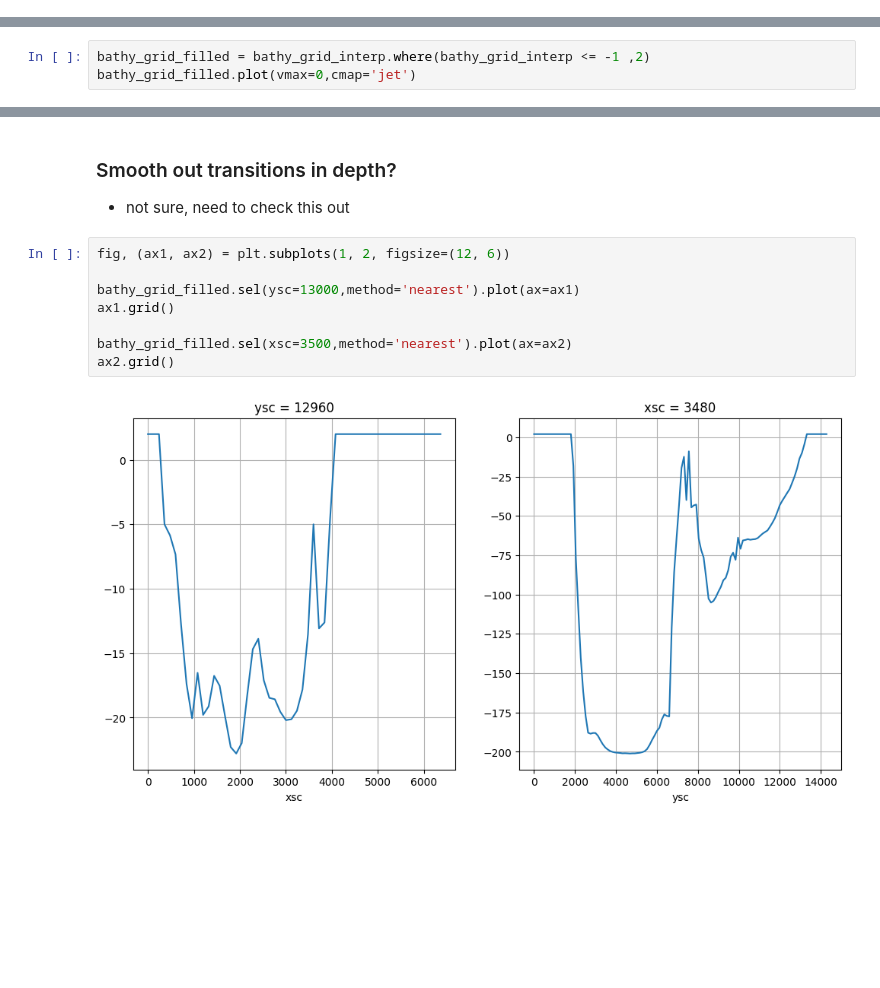
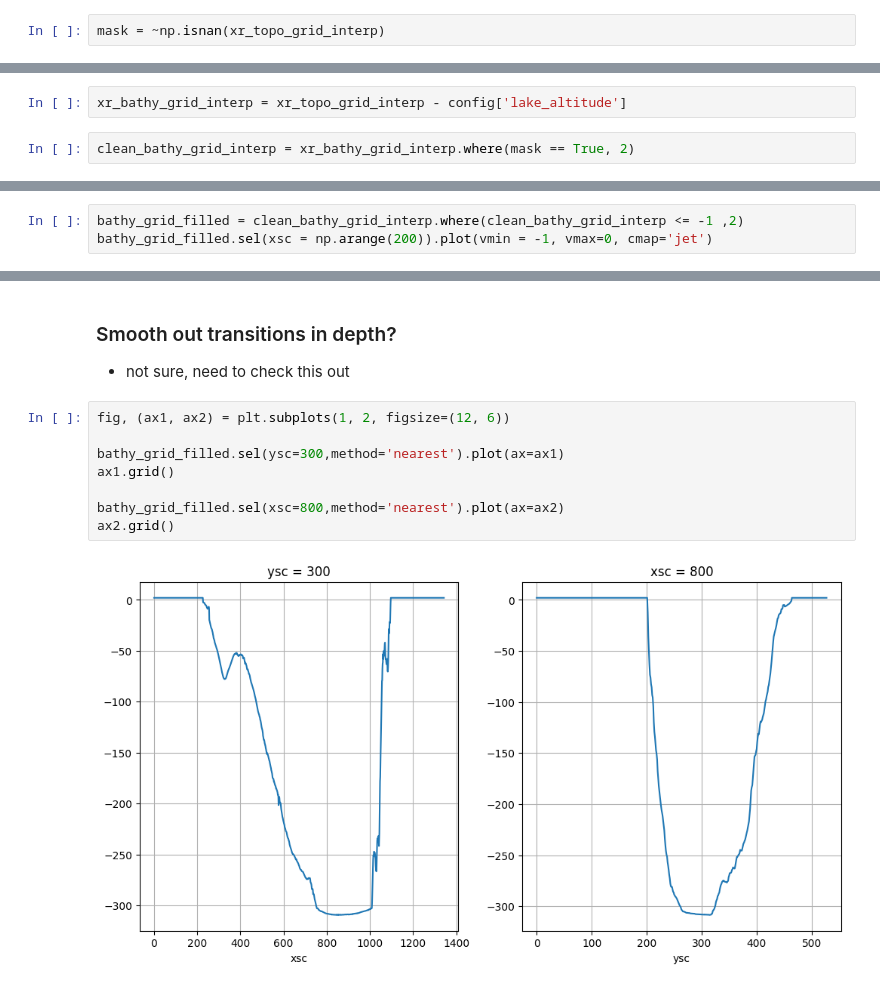
Before and after one commit to leroquan/preprocessing-mitgcm, a Jupyter notebook: create_bathy.ipynb, the cells around one changed output, grey strips where cells are left out. Drawn from its saved outputs; the diff is of its cells as text; blank space fills up the shorter version.

```diff
--- a/create_bathy.ipynb
+++ b/create_bathy.ipynb
@@ -282,0 +128,2 @@ bathy_grid.interpolate_na(dim='xsc').plot()
+# %%
+mask = ~np.isnan(xr_topo_grid_interp)
@@ -283 +135,5 @@ bathy_grid.interpolate_na(dim='xsc').plot()
+# %%
+xr_bathy_grid_interp = xr_topo_grid_interp - config['lake_altitude']
+# %%
+clean_bathy_grid_interp = xr_bathy_grid_interp.where(mask == True, 2)
 # %%
@@ -317,7 +144,7 @@ bathy_grid_interp.plot(vmax=-5)
 # %% [markdown]
 ### Setting zeros to something positive (that is setting non-water to land)
 # %%
-bathy_grid_filled = bathy_grid_interp.where(bathy_grid_interp <= -1 ,2)
-bathy_grid_filled.plot(vmax=0,cmap='jet')
+bathy_grid_filled = clean_bathy_grid_interp.where(clean_bathy_grid_interp <= -1 ,2)
+bathy_grid_filled.sel(xsc = np.arange(200)).plot(vmin = -1, vmax=0, cmap='jet')
 # %% [output]
 <matplotlib.collections.QuadMesh at 0x...>
@@ -328,13 +155,13 @@ bathy_grid_filled.plot(vmax=0,cmap='jet')
 # %%
 fig, (ax1, ax2) = plt.subplots(1, 2, figsize=(12, 6))
 
-bathy_grid_filled.sel(ysc=13000,method='nearest').plot(ax=ax1)
+bathy_grid_filled.sel(ysc=300,method='nearest').plot(ax=ax1)
 ax1.grid()
 
-bathy_grid_filled.sel(xsc=3500,method='nearest').plot(ax=ax2)
+bathy_grid_filled.sel(xsc=800,method='nearest').plot(ax=ax2)
 ax2.grid()
 # %% [output]
-[figure, old version]
+[figure, new version]
 # %%
 # saving bathy file
 
```
Also changed, not shown: parts of 38 cells of this notebook, 1 other file.
